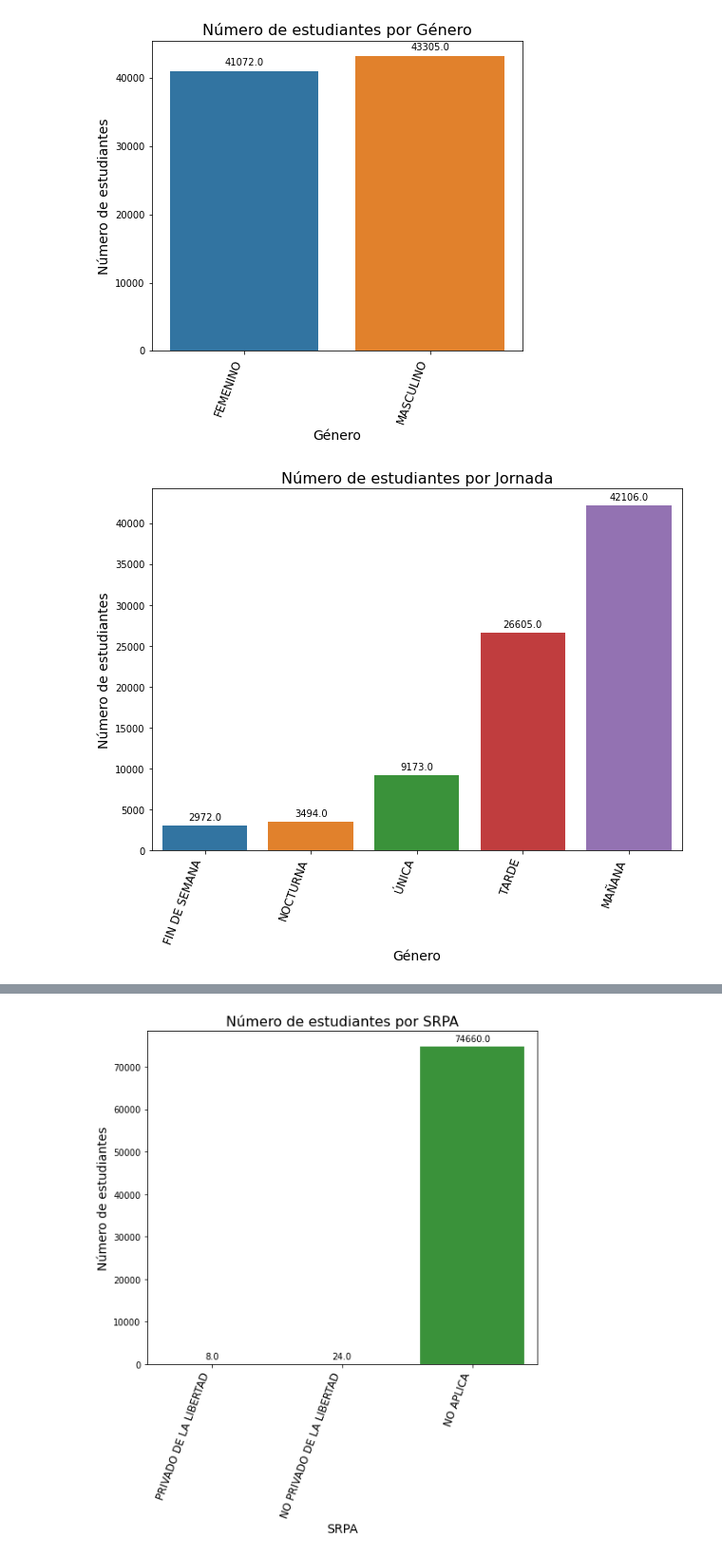
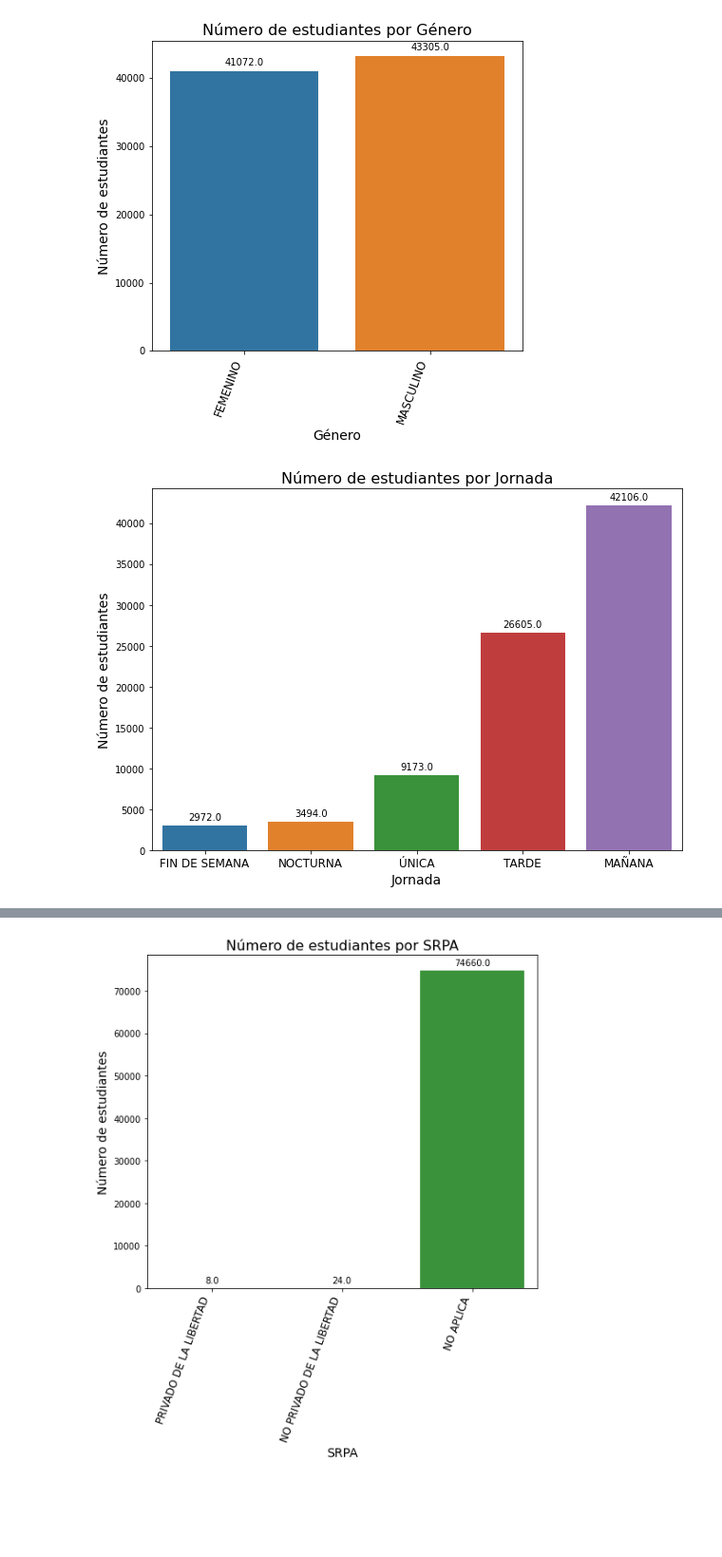
Before and after one commit to samirhinojosa/school-dropout-in-sogamoso, a Jupyter notebook: notebooks/school_dropout_eda.ipynb, the cells around one changed output, grey strips where cells are left out. Shown at 95% size. Cells and saved outputs as stored; diff of their text form; code cells hidden in the pictures; blank space fills up the shorter version.

```diff
--- a/notebooks/school_dropout_eda.ipynb
+++ b/notebooks/school_dropout_eda.ipynb
@@ -518,8 +518,8 @@ array(['URBANA', 'RURAL', nan], dtype=object)
 ... (8 outputs left out)
 # %%
 INSTITUCION = {
-    'INSTIUCION EDUCATIVA NUESTRA SE¾ORA DE MORCA' : 'INSTIUCION EDUCATIVA NUESTRA SEÑORA DE MORCA',
-    'INSTIUCION EDUCATIVA NUESTRA SE¥ORA DE MORCA' : 'INSTIUCION EDUCATIVA NUESTRA SEÑORA DE MORCA',
+    'INSTIUCION EDUCATIVA NUESTRA SE¾ORA DE MORCA' : 'INSTITUCION EDUCATIVA NUESTRA SEÑORA DE MORCA',
+    'INSTIUCION EDUCATIVA NUESTRA SE¥ORA DE MORCA' : 'INSTITUCION EDUCATIVA NUESTRA SEÑORA DE MORCA',
 
     'INSTITUCION EDUCATIVA SAN MARTùN DE TOURS' : 'INSTITUCION EDUCATIVA SAN MARTIN DE TOURS',
     'INSTITUCION EDUCATIVA SAN MART¨N DE TOURS' : 'INSTITUCION EDUCATIVA SAN MARTIN DE TOURS',
@@ -1197,19 +1196,19 @@ plt.show()
 # %%
 fig, ax1 = plt.subplots(figsize=(10, 7))
 plot = sns.barplot(x=df_students["JORNADA"].value_counts(ascending=True).index,
                    y=df_students["JORNADA"].value_counts(ascending=True))
 for p in plot.patches:
     plot.annotate(format(p.get_height(), ".1f"), (p.get_x() + p.get_width() / 2., p.get_height()),
                     ha="center", va="center", xytext=(0, 9), textcoords="offset points")
 plot.set_xticklabels(labels=df_students["JORNADA"].value_counts(ascending=True).index,
-                     rotation=70, size=12, horizontalalignment="right")
+                     size=12, horizontalalignment="center")
 plt.title("Número de estudiantes por Jornada", size=16)
-plt.xlabel("Género", size=14)
+plt.xlabel("Jornada", size=14)
 plt.ylabel("Número de estudiantes", size=14)
 # plt.tight_layout()
 plt.show()
 # %% [output]
-[figure, old version]
+[figure, new version]
 # %%
 fig, ax1 = plt.subplots(figsize=(10, 7))
 plot = sns.barplot(x=df_students["ESTRATO"].value_counts(ascending=True).index,
```
Also changed, not shown: parts of 25 cells of this notebook, 1 other file.
